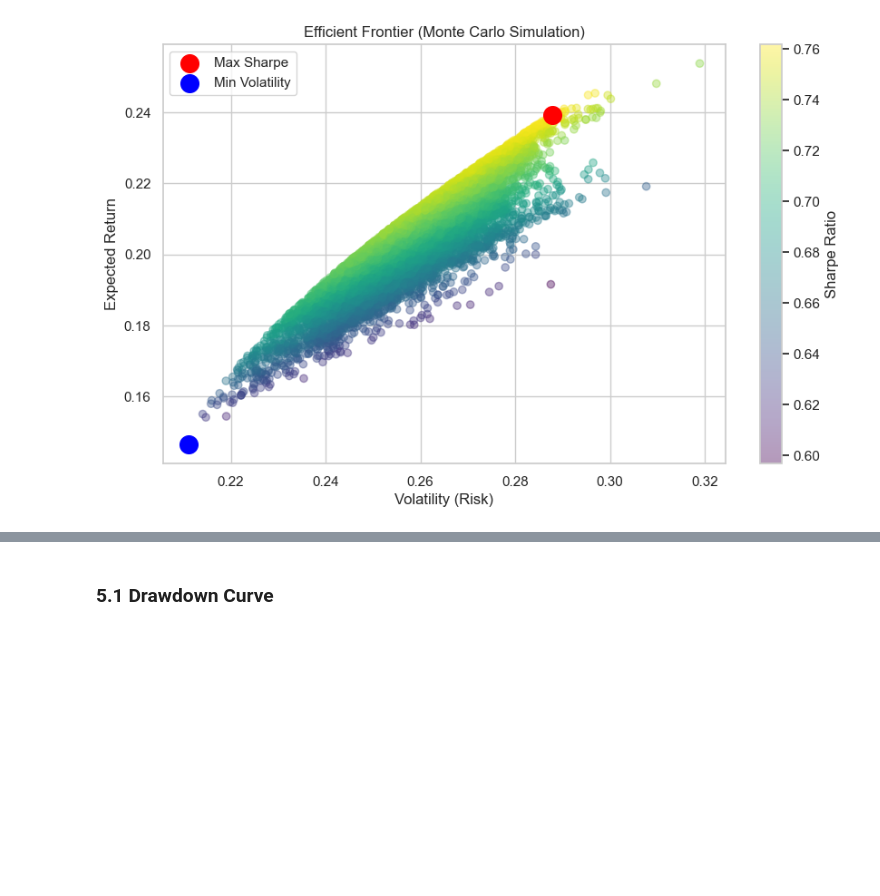
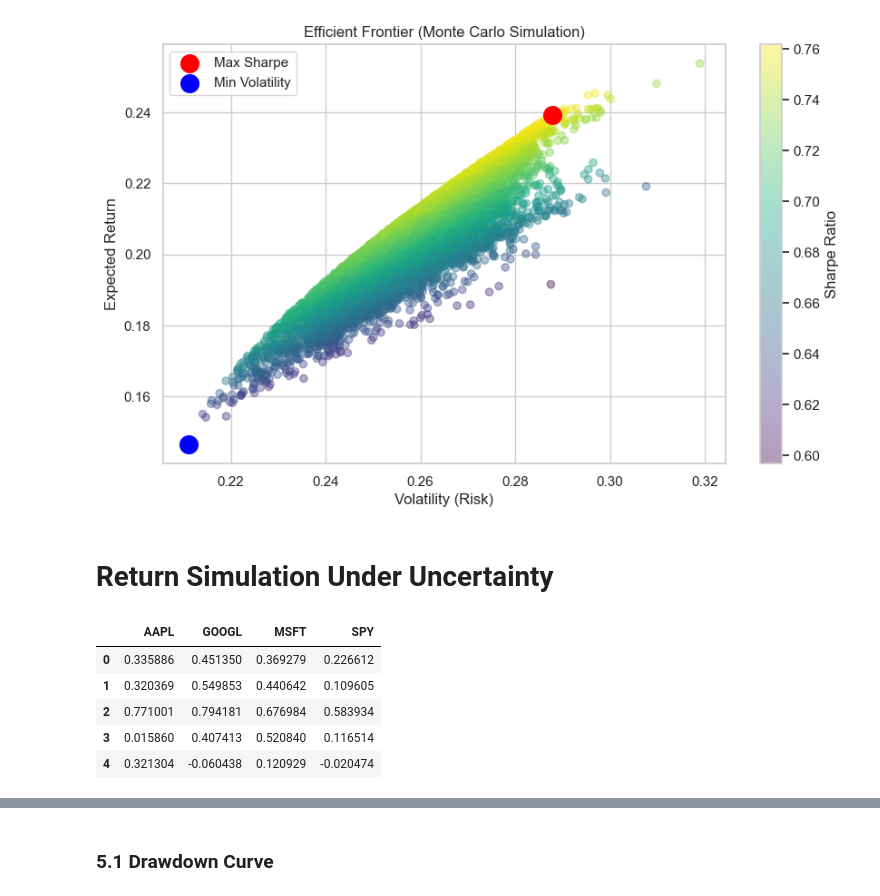
Before and after one commit to KartikMehra22/monte-carlo-portfolio-optimization, a Jupyter notebook: notebooks/portfolio_optimization.ipynb, the cells around one changed output, grey strips where cells are left out. Cells and saved outputs as stored; diff of their text form; code cells hidden in the pictures; blank space fills up the shorter version.

```diff
--- a/notebooks/portfolio_optimization.ipynb
+++ b/notebooks/portfolio_optimization.ipynb
@@ -291,3 +291,32 @@ plt.legend()
 plt.show()
 # %% [output]
 [figure]
+# %% [markdown]
+# Return Simulation Under Uncertainty
+# %%
+# Multivariate Normal Simulation
+# ============================================================
+# 6. Monte Carlo Simulation of Future Returns (PHASE 3)
+# ============================================================
+
+num_simulations = 10000
+
+simulated_returns_normal = np.random.multivariate_normal(
+    mean=mu,
+    cov=Sigma,
+    size=num_simulations
+)
+
+simulated_returns_normal = pd.DataFrame(
+    simulated_returns_normal,
+    columns=mu.index
+)
+
+simulated_returns_normal.head()
+# %% [output]
+|  | AAPL | GOOGL | MSFT | SPY |
+| 0 | 0.335886 | 0.451350 | 0.369279 | 0.226612 |
+| 1 | 0.320369 | 0.549853 | 0.440642 | 0.109605 |
+| 2 | 0.771001 | 0.794181 | 0.676984 | 0.583934 |
+| 3 | 0.015860 | 0.407413 | 0.520840 | 0.116514 |
+| 4 | 0.321304 | -0.060438 | 0.120929 | -0.020474 |
```
Also changed, not shown: parts of 5 cells of this notebook.
